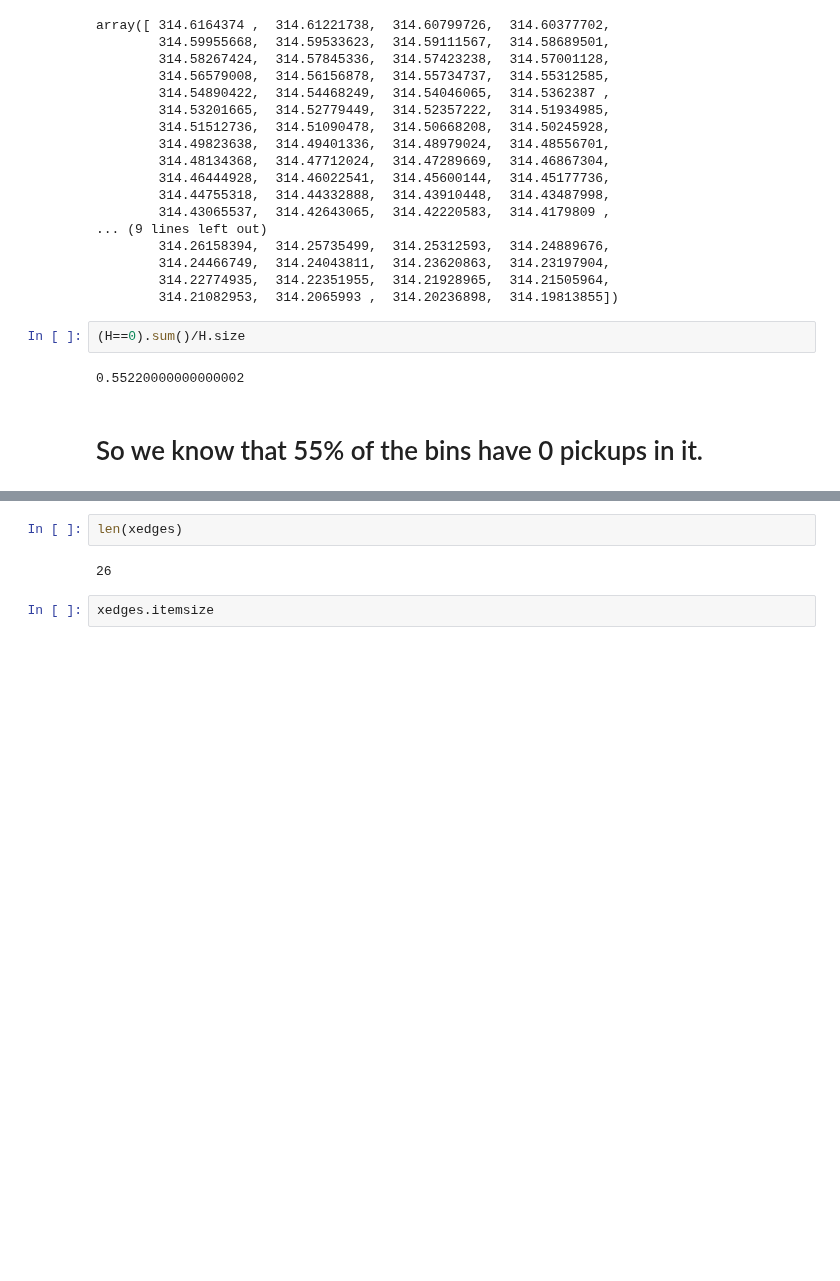
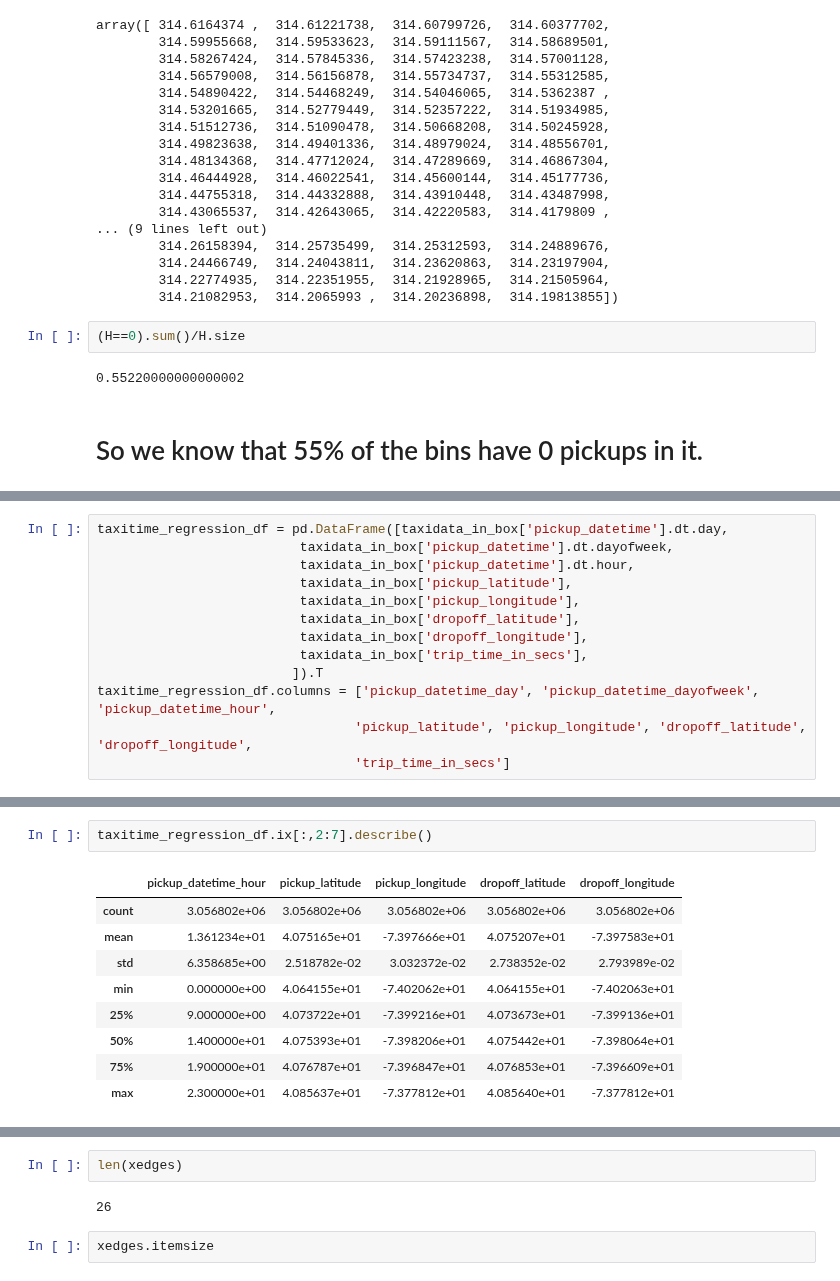
Before and after one commit to nikhase/nyc-taxi, a Jupyter notebook: weeklyAnalysis.ipynb, the cells around one changed output, grey strips where cells are left out. Cells and saved outputs as stored; diff of their text form; blank space fills up the shorter version.

```diff
--- a/weeklyAnalysis.ipynb
+++ b/weeklyAnalysis.ipynb
@@ -716,0 +768,13 @@ array([ 314.6164374 ,  314.61221738,  314.60799726,  314.60377702,
+# %%
+taxitime_regression_df = pd.DataFrame([taxidata_in_box['pickup_datetime'].dt.day,
+                          taxidata_in_box['pickup_datetime'].dt.dayofweek,
+                          taxidata_in_box['pickup_datetime'].dt.hour,
+                          taxidata_in_box['pickup_latitude'],
+                          taxidata_in_box['pickup_longitude'],
+                          taxidata_in_box['dropoff_latitude'],
+                          taxidata_in_box['dropoff_longitude'],
+                          taxidata_in_box['trip_time_in_secs'],
+                         ]).T
+taxitime_regression_df.columns = ['pickup_datetime_day', 'pickup_datetime_dayofweek', 'pickup_datetime_hour',
+                                 'pickup_latitude', 'pickup_longitude', 'dropoff_latitude', 'dropoff_longitude',
+                                 'trip_time_in_secs']
@@ -716,0 +799,12 @@ array([ 314.6164374 ,  314.61221738,  314.60799726,  314.60377702,
+# %%
+taxitime_regression_df.ix[:,2:7].describe()
+# %% [output]
+|  | pickup_datetime_hour | pickup_latitude | pickup_longitude | dropoff_latitude | dropoff_longitude |
+| count | 3.056802e+06 | 3.056802e+06 | 3.056802e+06 | 3.056802e+06 | 3.056802e+06 |
+| mean | 1.361234e+01 | 4.075165e+01 | -7.397666e+01 | 4.075207e+01 | -7.397583e+01 |
+| std | 6.358685e+00 | 2.518782e-02 | 3.032372e-02 | 2.738352e-02 | 2.793989e-02 |
+| min | 0.000000e+00 | 4.064155e+01 | -7.402062e+01 | 4.064155e+01 | -7.402063e+01 |
+| 25% | 9.000000e+00 | 4.073722e+01 | -7.399216e+01 | 4.073673e+01 | -7.399136e+01 |
+| 50% | 1.400000e+01 | 4.075393e+01 | -7.398206e+01 | 4.075442e+01 | -7.398064e+01 |
+| 75% | 1.900000e+01 | 4.076787e+01 | -7.396847e+01 | 4.076853e+01 | -7.396609e+01 |
+| max | 2.300000e+01 | 4.085637e+01 | -7.377812e+01 | 4.085640e+01 | -7.377812e+01 |
```
Also changed, not shown: parts of 20 cells of this notebook, 2 other files.
